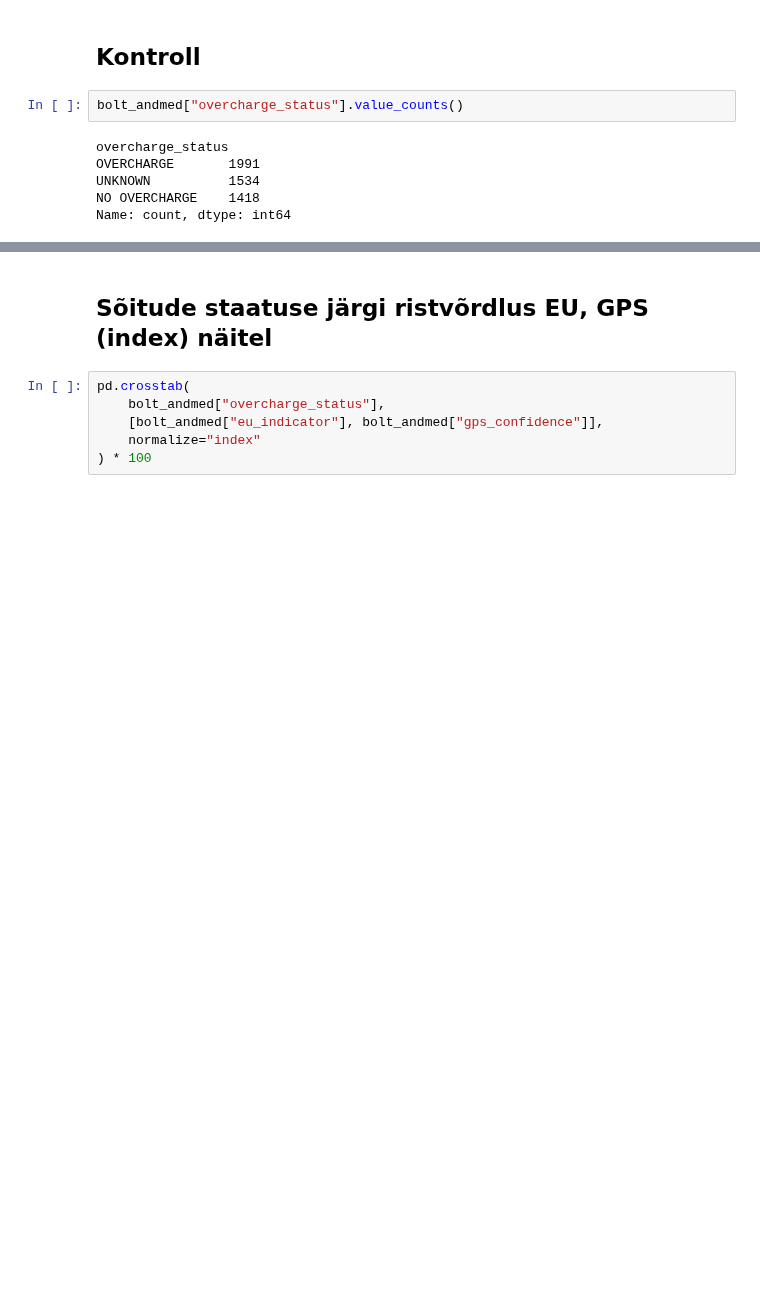
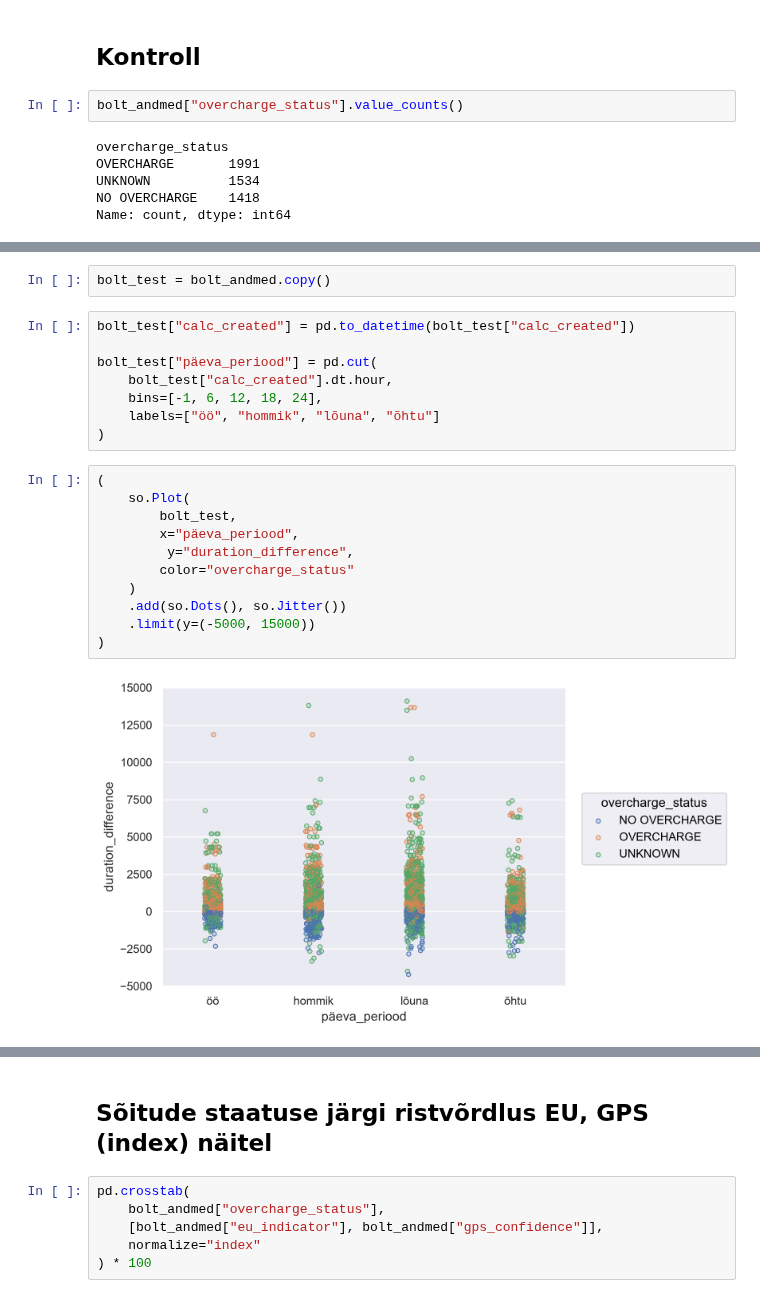
Before and after one commit to liisnormak/bolt, a Jupyter notebook: grupitoo(parandus_22.09.2026).ipynb, the cells around one changed output, grey strips where cells are left out. Cells and saved outputs as stored; diff of their text form; blank space fills up the shorter version.

```diff
--- a/grupitoo(parandus_22.09.2026).ipynb
+++ b/grupitoo(parandus_22.09.2026).ipynb
@@ -438,0 +362,23 @@ pd.crosstab(
+# %%
+bolt_test = bolt_andmed.copy()
+# %%
+bolt_test["calc_created"] = pd.to_datetime(bolt_test["calc_created"])
+
+bolt_test["päeva_periood"] = pd.cut(
+    bolt_test["calc_created"].dt.hour,
+    bins=[-1, 6, 12, 18, 24],
+    labels=["öö", "hommik", "lõuna", "õhtu"]
+)
+# %%
+(
+    so.Plot(
+        bolt_test,
+        x="päeva_periood",
+         y="duration_difference",
+        color="overcharge_status"
+    )
+    .add(so.Dots(), so.Jitter())
+    .limit(y=(-5000, 15000))
+)
+# %% [output]
+[figure, added]
```
Also changed, not shown: parts of 202 cells of this notebook.
